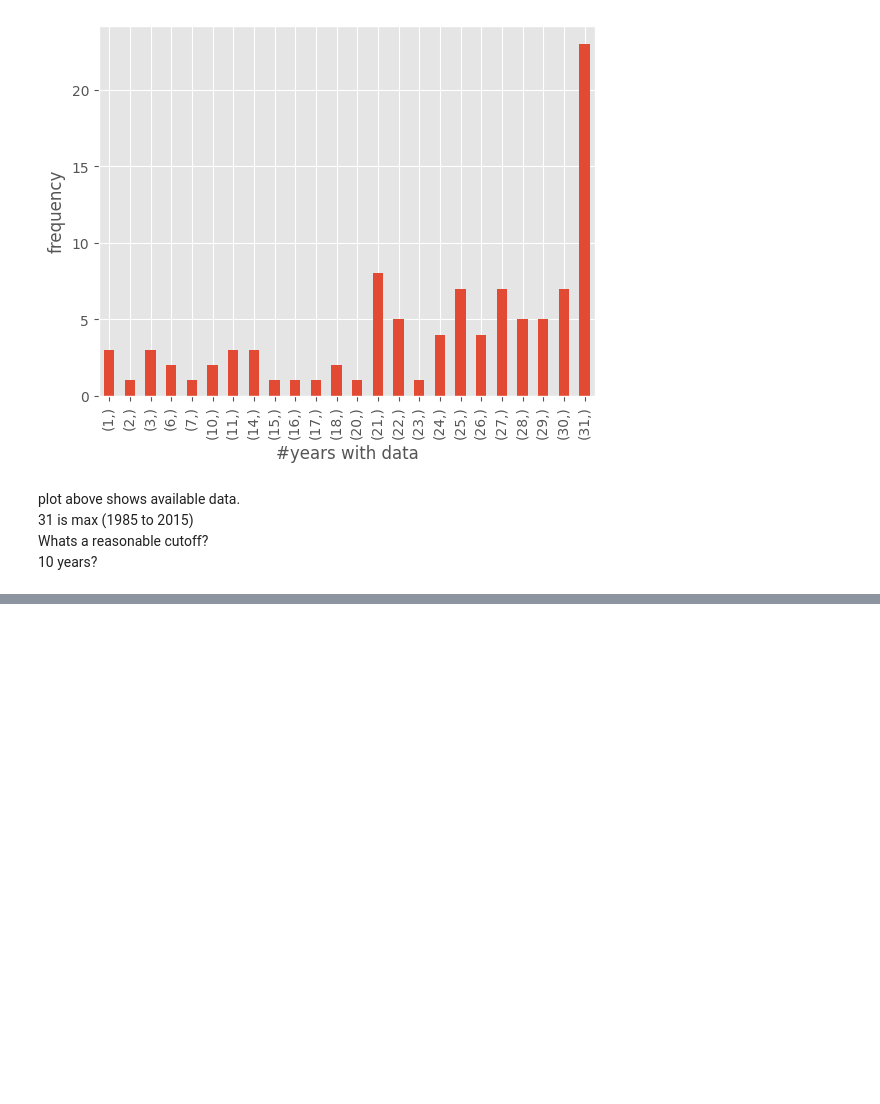
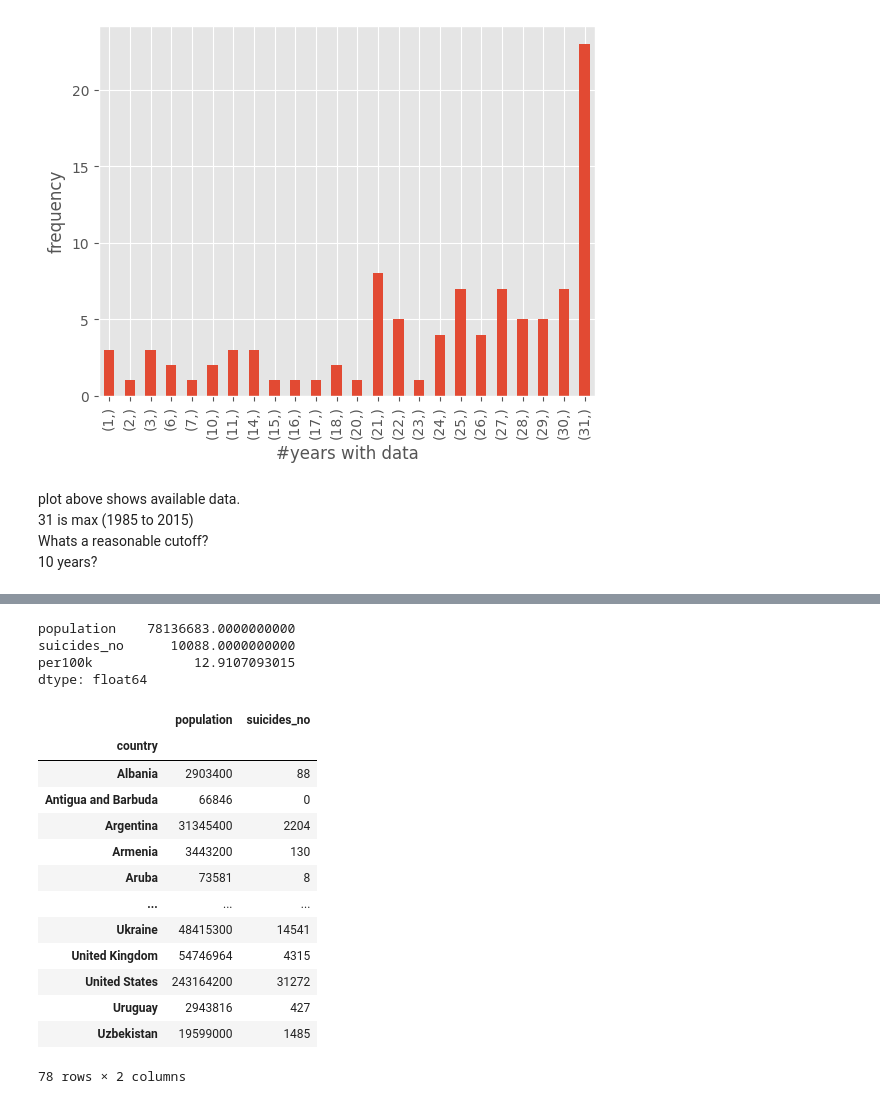
Before and after one commit to MarcelRosier/bdp_project, a Jupyter notebook: mental_health/eda.ipynb, the cells around one changed output, grey strips where cells are left out. Saved outputs shown, nothing was run; the diff lists cells and outputs as text; code cells hidden in the pictures; blank space fills up the shorter version.

```diff
--- a/mental_health/eda.ipynb
+++ b/mental_health/eda.ipynb
@@ -5,6 +5,7 @@ import matplotlib.pylab as plt
 import seaborn as sns
 plt.style.use('ggplot')
 pd.set_option('display.max_columns', 200)
+pd.set_option('display.float_format', lambda x: '%.10f' % x)
 # %%
 df = pd.read_csv('suicide_ds_2016.csv')
 # %%
@@ -184,3 +192,31 @@ Germany    14.405722
 Name: per100k, dtype: float64
 <AxesSubplot: ylabel='country'>
 [figure]
+# %%
+ger_2015 = tidy_df[tidy_df.year == 2015][tidy_df.country == 'Germany'][['population','suicides_no']].sum(numeric_only=True)
+ger_2015['per100k'] = ((ger_2015.suicides_no / ger_2015.population) * 100_000)
+ger_2015
+# %% [output]
+population    78136683.0000000000
+suicides_no      10088.0000000000
+per100k             12.9107093015
+dtype: float64
+# %%
+avg_1995 = tidy_df[tidy_df.year == 1995].groupby('country')[['population','suicides_no']].sum(numeric_only=True)
+
+avg_1995
+# %% [output]
+|  | population | suicides_no |
+| country |  |  |
+| Albania | 2903400 | 88 |
+| Antigua and Barbuda | 66846 | 0 |
+| Argentina | 31345400 | 2204 |
+| Armenia | 3443200 | 130 |
+| Aruba | 73581 | 8 |
+| ... | ... | ... |
+| Ukraine | 48415300 | 14541 |
+| United Kingdom | 54746964 | 4315 |
+| United States | 243164200 | 31272 |
+| Uruguay | 2943816 | 427 |
+| Uzbekistan | 19599000 | 1485 |
+78 rows × 2 columns
```
Also changed, not shown: parts of 10 cells of this notebook.
